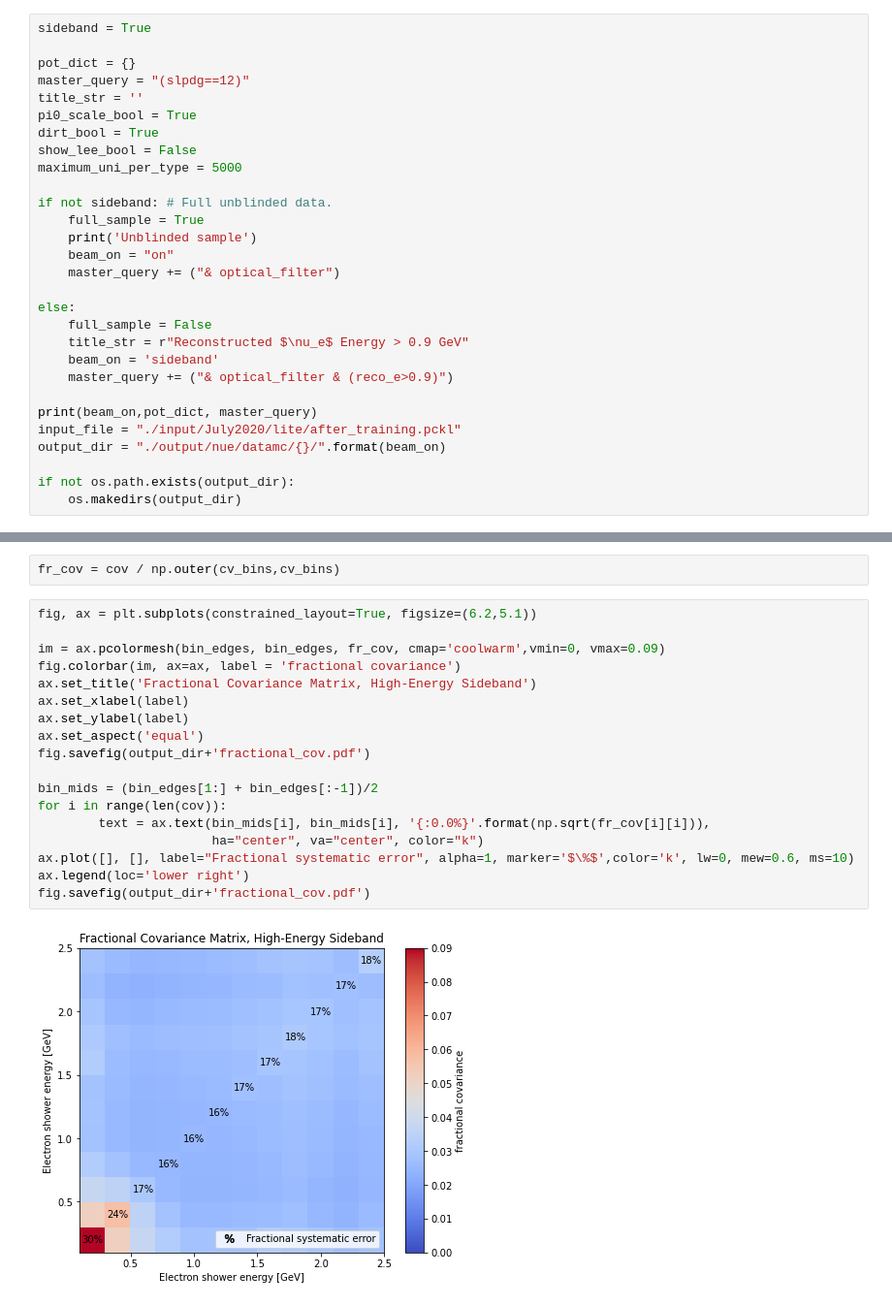
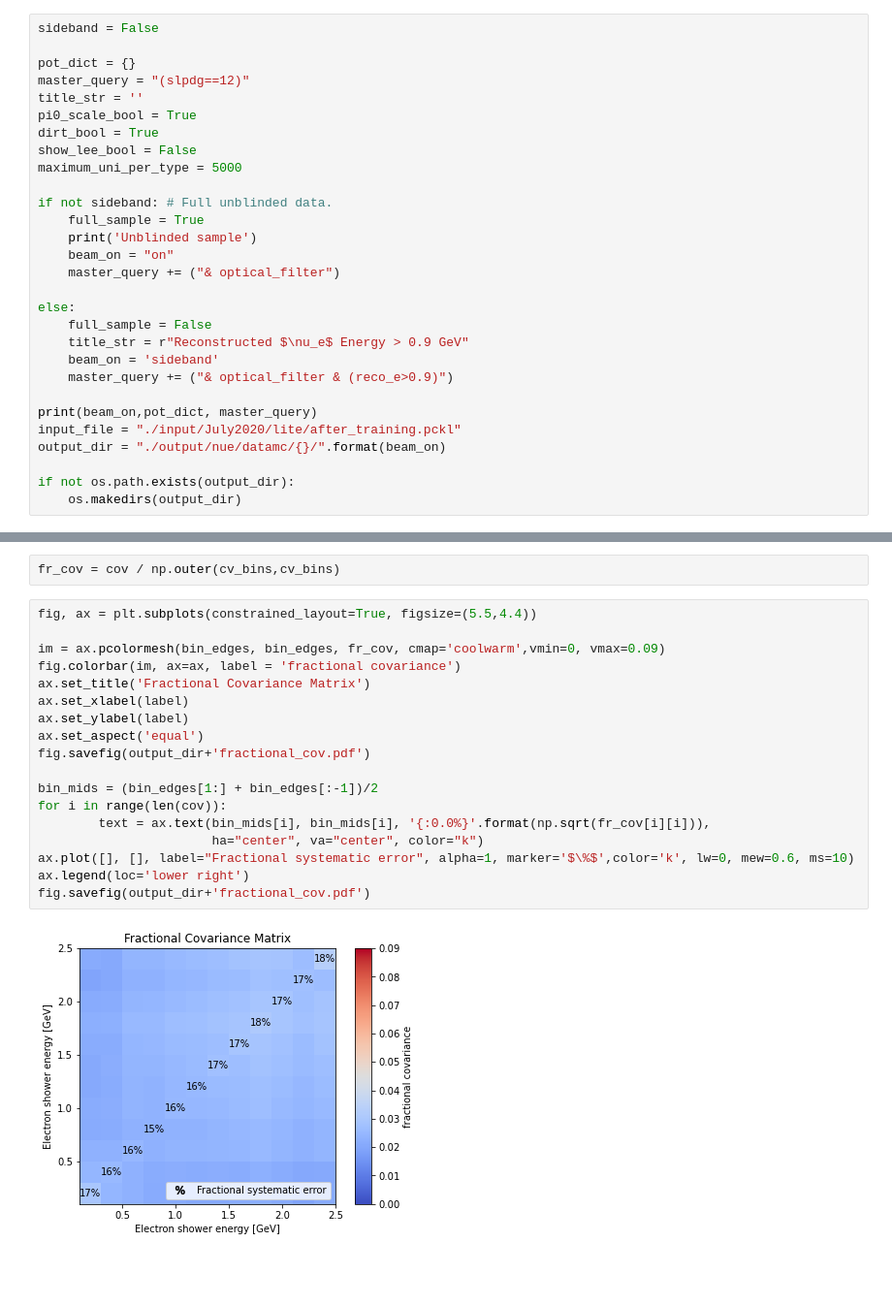
Before and after one commit to Wouter-VDP/nuecc_python, a Jupyter notebook: NuePlots_Cov.ipynb, the cells around one changed output, grey strips where cells are left out. Shown at 97% size. Cells and saved outputs as stored; diff of their text form; blank space fills up the shorter version.

```diff
--- a/NuePlots_Cov.ipynb
+++ b/NuePlots_Cov.ipynb
@@ -10,7 +10,7 @@ import os
 from helpers import plot_class
 from helpers import helpfunction as helper
 # %%
-sideband = True
+sideband = False
 
 pot_dict = {}
 master_query = "(slpdg==12)"
@@ -90,22 +91,22 @@ cov = plotter.get_cov(bin_edges, query, cv_data, cv_weights)
 # %%
 fr_cov = cov / np.outer(cv_bins,cv_bins)
 # %%
-fig, ax = plt.subplots(constrained_layout=True, figsize=(6.2,5.1))
+fig, ax = plt.subplots(constrained_layout=True, figsize=(5.5,4.4))
 
 im = ax.pcolormesh(bin_edges, bin_edges, fr_cov, cmap='coolwarm',vmin=0, vmax=0.09)
 fig.colorbar(im, ax=ax, label = 'fractional covariance')
-ax.set_title('Fractional Covariance Matrix, High-Energy Sideband')
+ax.set_title('Fractional Covariance Matrix')
 ax.set_xlabel(label)
 ax.set_ylabel(label)
 ax.set_aspect('equal')
 fig.savefig(output_dir+'fractional_cov.pdf')
 
 bin_mids = (bin_edges[1:] + bin_edges[:-1])/2
 for i in range(len(cov)):
         text = ax.text(bin_mids[i], bin_mids[i], '{:0.0%}'.format(np.sqrt(fr_cov[i][i])),
                        ha="center", va="center", color="k")
 ax.plot([], [], label="Fractional systematic error", alpha=1, marker='$\%$',color='k', lw=0, mew=0.6, ms=10)
 ax.legend(loc='lower right')
 fig.savefig(output_dir+'fractional_cov.pdf')
 # %% [output]
-[figure, old version]
+[figure, new version]
```
Also changed, not shown: parts of 2 cells of this notebook, 7 other files.
